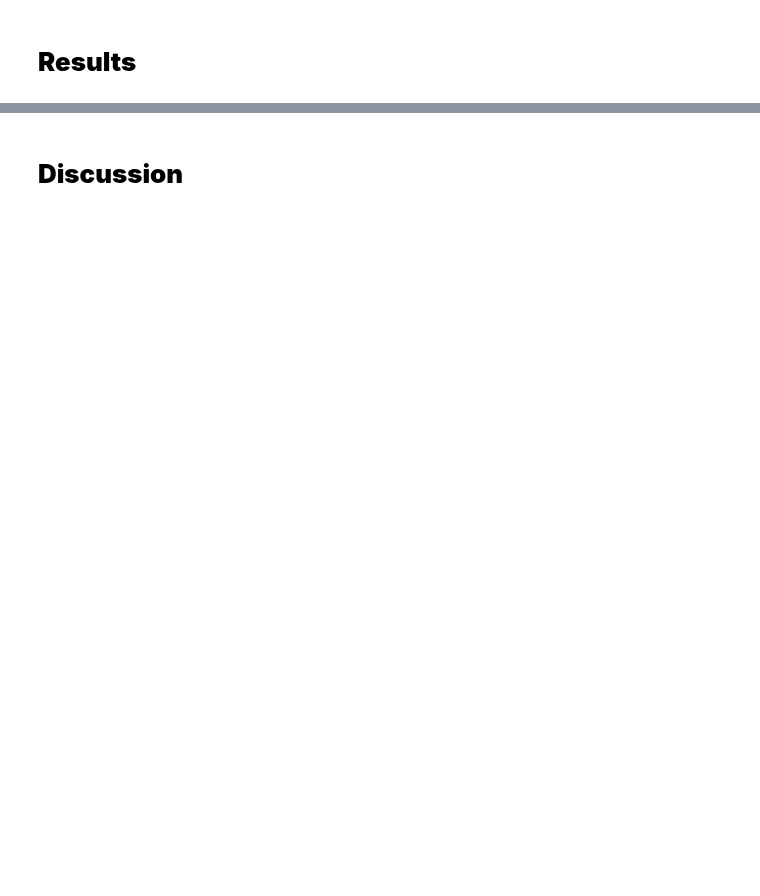
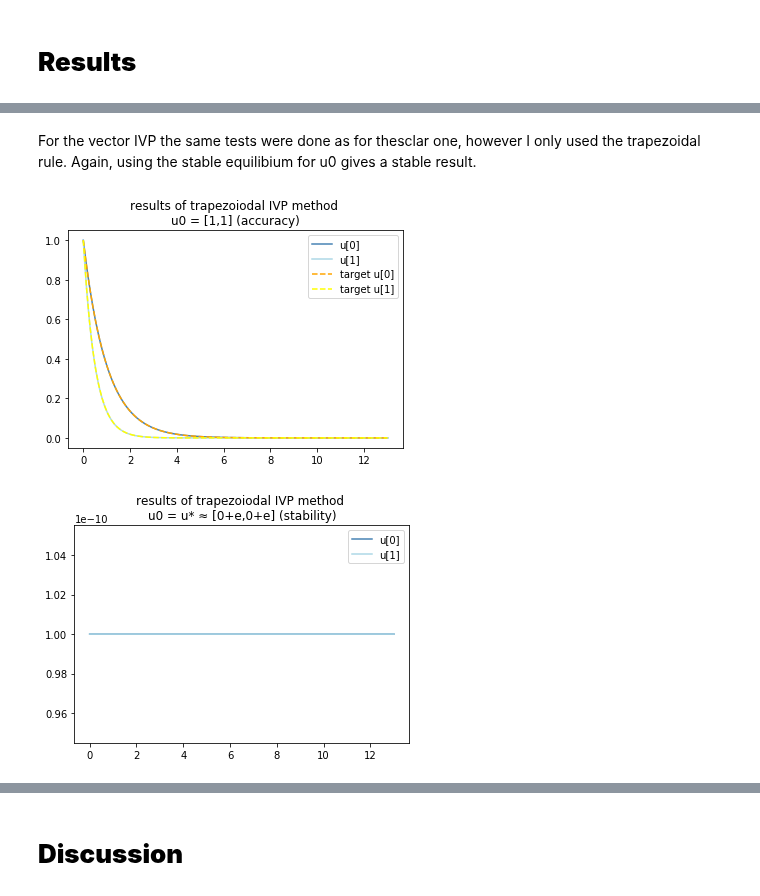
Before and after one commit to johanhoffman/DD2363-VT20, a Jupyter notebook: Lab-6/linde-report-lab-6.ipynb, the cells around one changed output, grey strips where cells are left out. Saved outputs shown, nothing was run; the diff lists cells and outputs as text; code cells hidden in the pictures; blank space fills up the shorter version.

```diff
--- a/Lab-6/linde-report-lab-6.ipynb
+++ b/Lab-6/linde-report-lab-6.ipynb
@@ -189,30 +173,38 @@ print()
+# %% [markdown]
+For the vector IVP the same tests were done as for thesclar one, however I only used the trapezoidal rule. Again, using the stable equilibium for u0 gives a stable result.
 # %%
 f = lambda u, t : np.array([-u[0], -2*u[1]])
 
 F1 = lambda x : np.exp(-x)
 F2 = lambda x : np.exp(-2*x)
 
-#test for accuracy of approximation
+#Trapezoidal
 us, t = theta_system(f, 13, np.array([1, 1]), theta = 0.5, k = 0.01)
 
 fig = plt.figure()
 sub = fig.add_subplot(111)
 x = np.array(np.linspace(0,t,len(us)))
 sub.plot(x, us[:,0], c = 'steelblue', label = "u[0]")
 sub.plot(x, us[:,1], c = 'lightblue', label = "u[1]")
+
+
 x = np.array(np.linspace(0,t,100))
-sub.plot(x, F1(x), '--', c = 'orange', label = "target")
-sub.plot(x, F2(x), '--', c = 'orange', label = "target")
+sub.plot(x, F1(x), '--', c = 'orange', label = "target u[0]")
+sub.plot(x, F2(x), '--', c = 'yellow', label = "target u[1]")
 sub.legend()
-plt.title("Initialised with u0 = [1,1]")
+plt.title("results of trapezoiodal IVP method \nu0 = [1,1] (accuracy)")
 
 # test for stability in equilibrium point
 us, t = theta_system(f, 13, np.array([0+1e-10, 0+1e-10]), theta = 0.5, k = 0.01)
 
 fig = plt.figure()
 sub = fig.add_subplot(111)
 x = np.array(np.linspace(0,t,len(us)))
 sub.plot(x, us[:,0], c = 'steelblue', label = "u[0]")
 sub.plot(x, us[:,1], c = 'lightblue', label = "u[1]")
 sub.legend()
-plt.title("Initialised with stable equilibrium point \nwith small error u* \u2248 [0+e,0+e]")
+plt.title("results of trapezoiodal IVP method \nu0 = u* \u2248 [0+e,0+e] (stability)")
+print()
+# %% [output]
+[figure, added]
+[figure, added]
```
Also changed, not shown: parts of 38 cells of this notebook.
